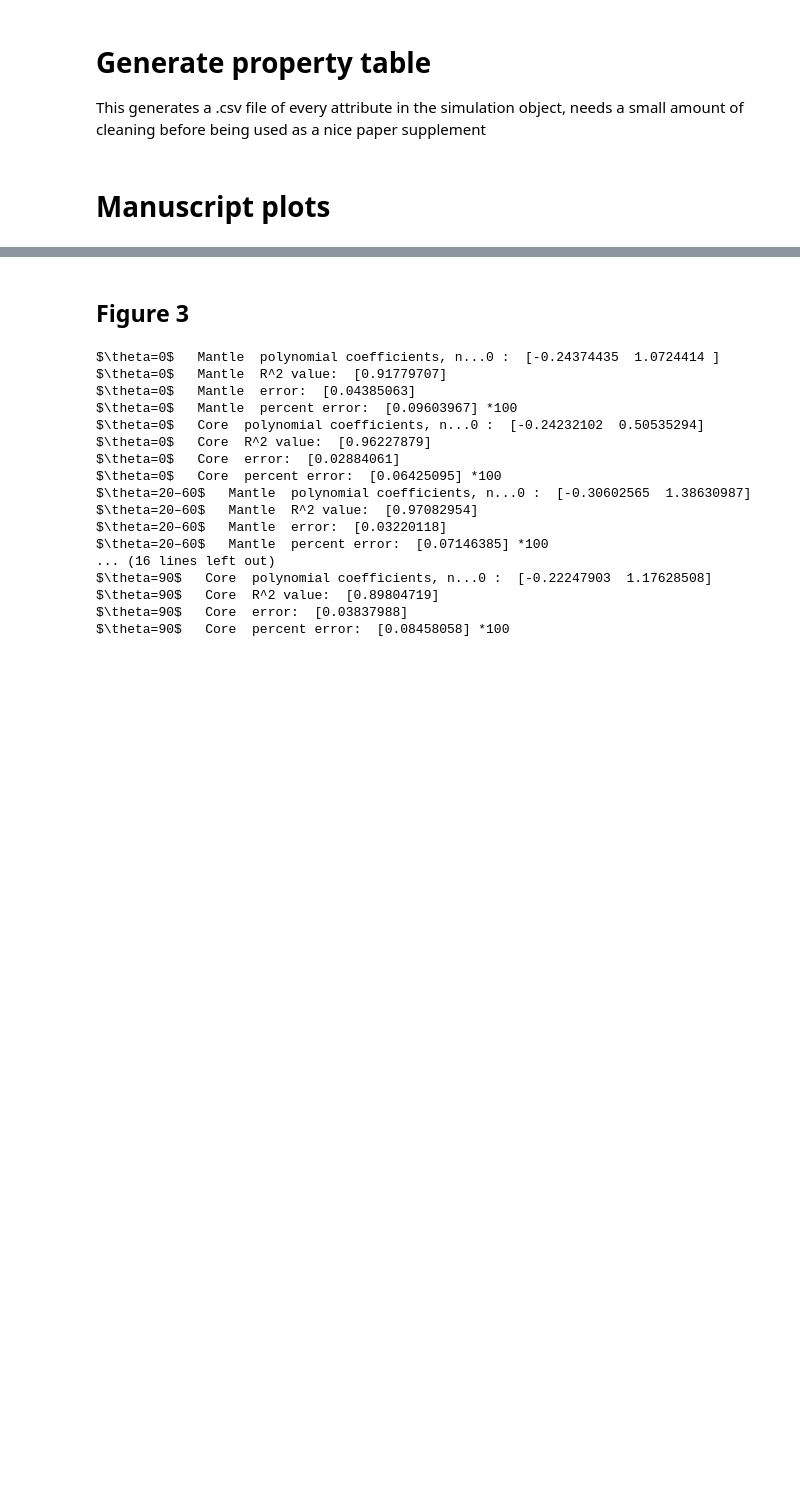
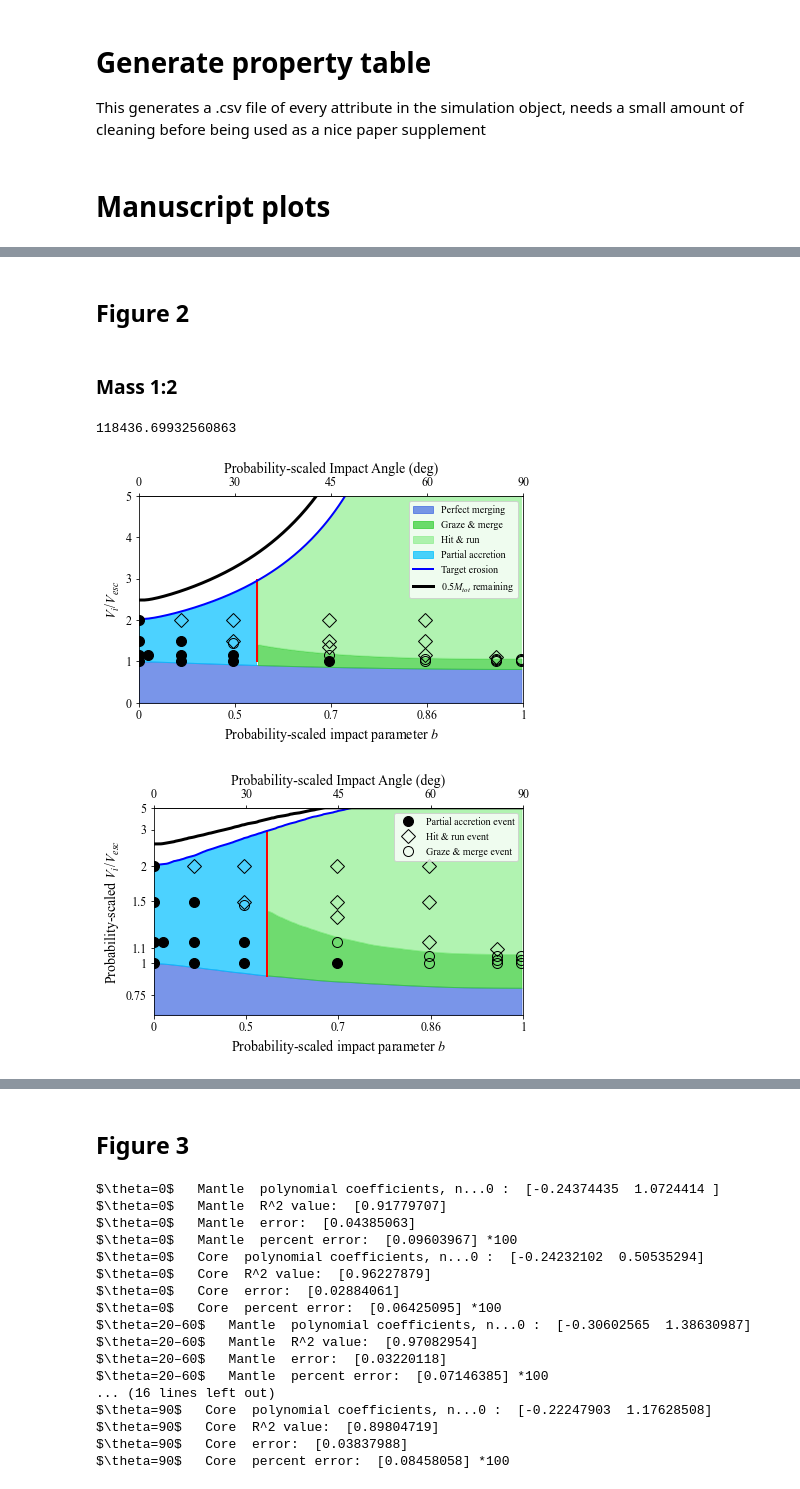
Before and after one commit to PlanetSim/SWIFT-survey-2024-paper-data, a Jupyter notebook: Manuscript_plots_only.ipynb, the cells around one changed output, grey strips where cells are left out. Cells and saved outputs as stored; diff of their text form; code cells hidden in the pictures; blank space fills up the shorter version.

```diff
--- a/Manuscript_plots_only.ipynb
+++ b/Manuscript_plots_only.ipynb
@@ -1754,0 +2043,2 @@ with open('Manuscript_data_table.csv','w') as file:
+# %% [markdown]
+## Figure 2
@@ -1754,0 +2080,18 @@ with open('Manuscript_data_table.csv','w') as file:
+# %% [markdown]
+### Mass 1:2
+# %%
+# These are all fixed for a single collision maps
+mu = 0.36
+cstar = 1.9
+gamma = 1/2.
+ymax = 5
+ymin=0.
+# These are individual impact parameters to be plotted on top of the map
+v_imp_values = np.asarray(varr2) #[1e5]
+ang_values= np.asarray(np.arcsin(barr2)*180/np.pi) #np.asarray([45.])
+
+mlrmtot, outcome = collisionmap(mu, cstar, gamma, v_imp_values, ang_values, ymax=ymax, ymin=ymin, vscale=velarr, outcomes=typearr2)
+# %% [output]
+118436.69932560863
+[figure, added]
+[figure, added]
```
Also changed, not shown: parts of 15 cells of this notebook, 14 other files.
